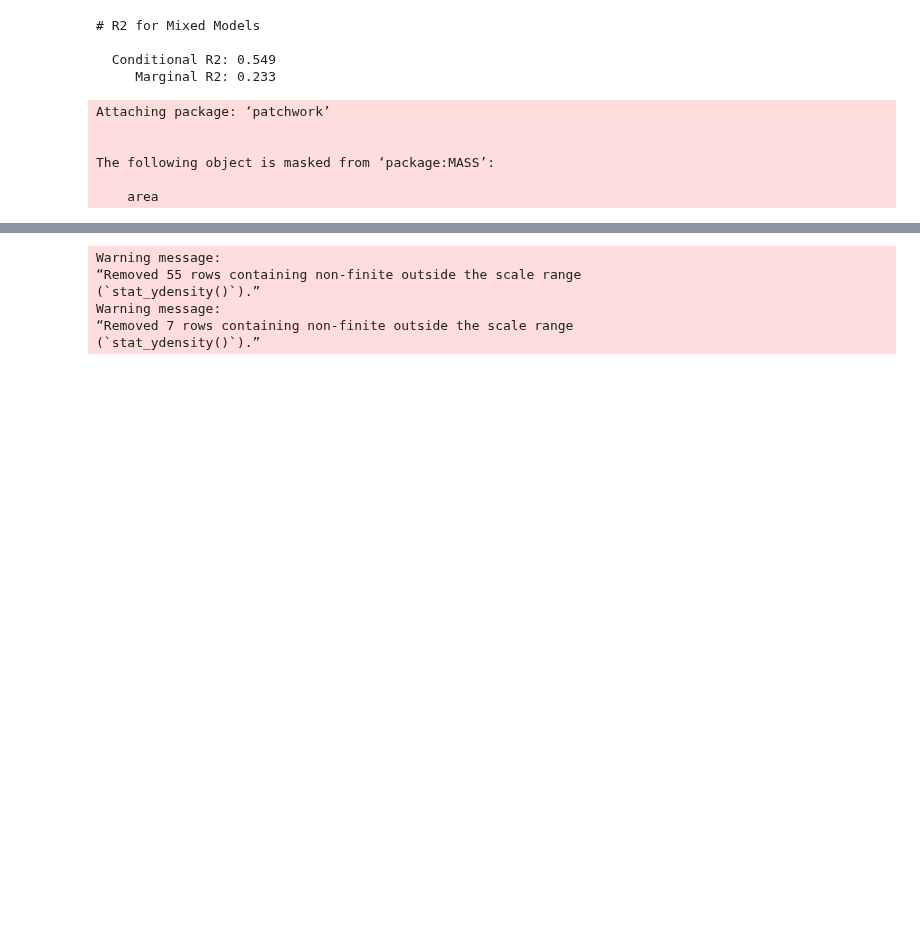
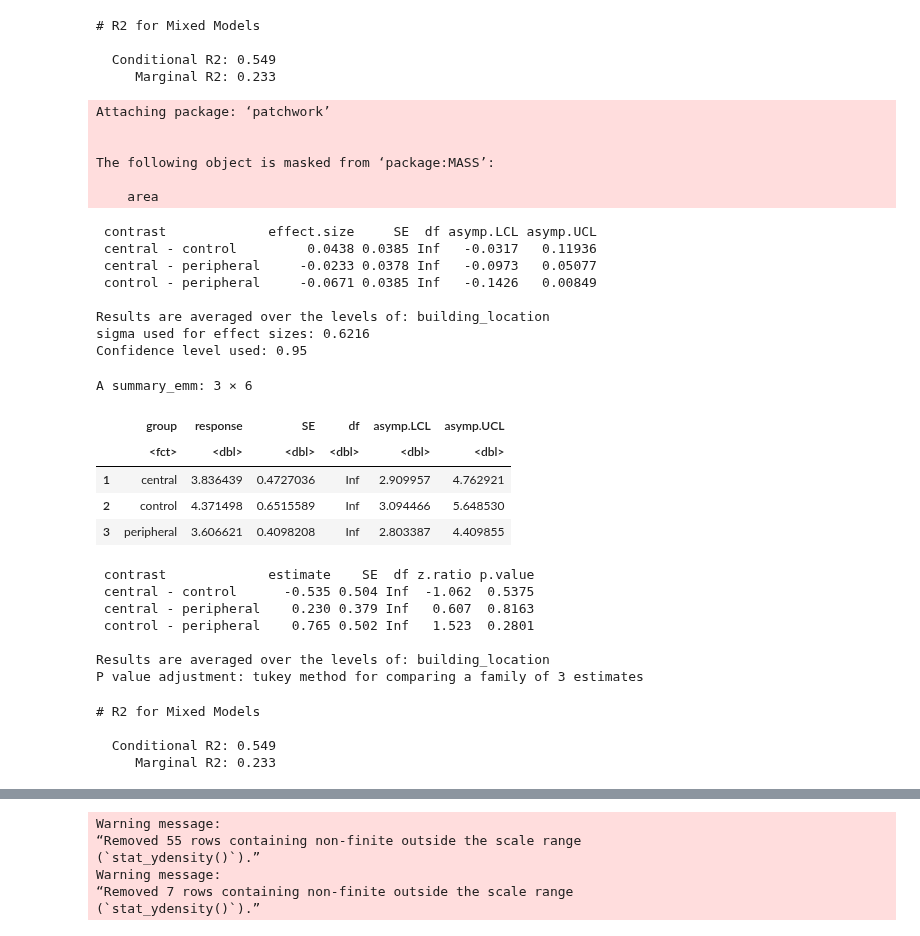
Before and after one commit to SanD94/VReGTrET, a Jupyter notebook: GraphTheory_ET_VR_Westbrueck/Analysis/raw_gaze_analysis/figure_playground.ipynb, the cells around one changed output, grey strips where cells are left out. Cells and saved outputs as stored; diff of their text form; code cells hidden in the pictures; blank space fills up the shorter version.

```diff
--- a/GraphTheory_ET_VR_Westbrueck/Analysis/raw_gaze_analysis/figure_playground.ipynb
+++ b/GraphTheory_ET_VR_Westbrueck/Analysis/raw_gaze_analysis/figure_playground.ipynb
@@ -648,3 +635,45 @@ ndc_mean_fig <- node_ref_grid_emm %>% emmip(~ group, CIs = TRUE, type = "respons
   ) +
   scale_x_discrete(expand = c(0,.5)) +
   scale_y_continuous(lim = c(0, 20), expand = c(0,0))
+# %%
+# Create a reference grid
+ref_grid <- ref_grid(node_model_full_emm)
+# Regrid to transform the reference grid
+# This is particularly useful for gamma models with inverse link
+new_grid <- regrid(ref_grid, transform = "response")
+
+# Now use the transformed grid for emmeans
+emm <- emmeans(new_grid, ~ group)
+emm_eff <- emmeans(node_model_full_emm, ~ group)
+eff_size(emm_eff, sigma = sigma(node_model_full_emm)*sqrt(2), edf = df.residual(model))
+
+# View results
+summary(emm)
+pairs(emm, adjust = "tukey")
+r2_nakagawa(model)
+# %% [output]
+ contrast             effect.size     SE  df asymp.LCL asymp.UCL
+ central - control         0.0438 0.0385 Inf   -0.0317   0.11936
+ central - peripheral     -0.0233 0.0378 Inf   -0.0973   0.05077
+ control - peripheral     -0.0671 0.0385 Inf   -0.1426   0.00849
+
+Results are averaged over the levels of: building_location
+sigma used for effect sizes: 0.6216
+Confidence level used: 0.95
+A summary_emm: 3 × 6
+|  | group | response | SE | df | asymp.LCL | asymp.UCL |
+|  | <fct> | <dbl> | <dbl> | <dbl> | <dbl> | <dbl> |
+| 1 | central | 3.836439 | 0.4727036 | Inf | 2.909957 | 4.762921 |
+| 2 | control | 4.371498 | 0.6515589 | Inf | 3.094466 | 5.648530 |
+| 3 | peripheral | 3.606621 | 0.4098208 | Inf | 2.803387 | 4.409855 |
+ contrast             estimate    SE  df z.ratio p.value
+ central - control      -0.535 0.504 Inf  -1.062  0.5375
+ central - peripheral    0.230 0.379 Inf   0.607  0.8163
+ control - peripheral    0.765 0.502 Inf   1.523  0.2801
+
+Results are averaged over the levels of: building_location
+P value adjustment: tukey method for comparing a family of 3 estimates
+# R2 for Mixed Models
+
+  Conditional R2: 0.549
+     Marginal R2: 0.233
```
Also changed, not shown: parts of 12 cells of this notebook.
